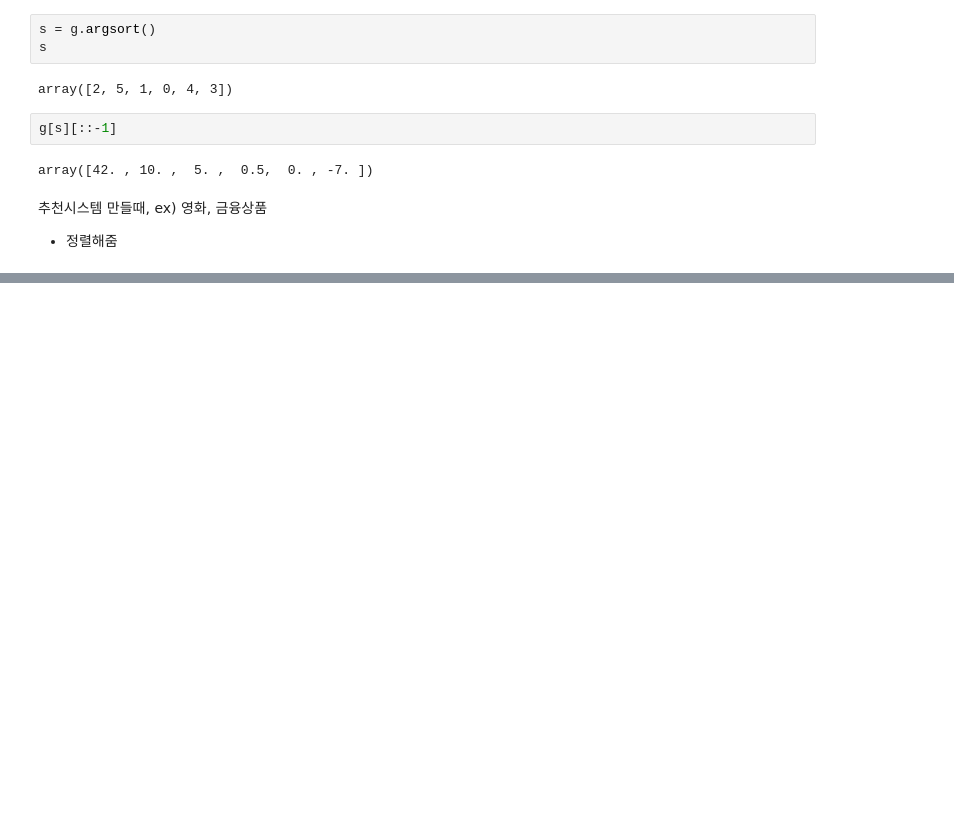
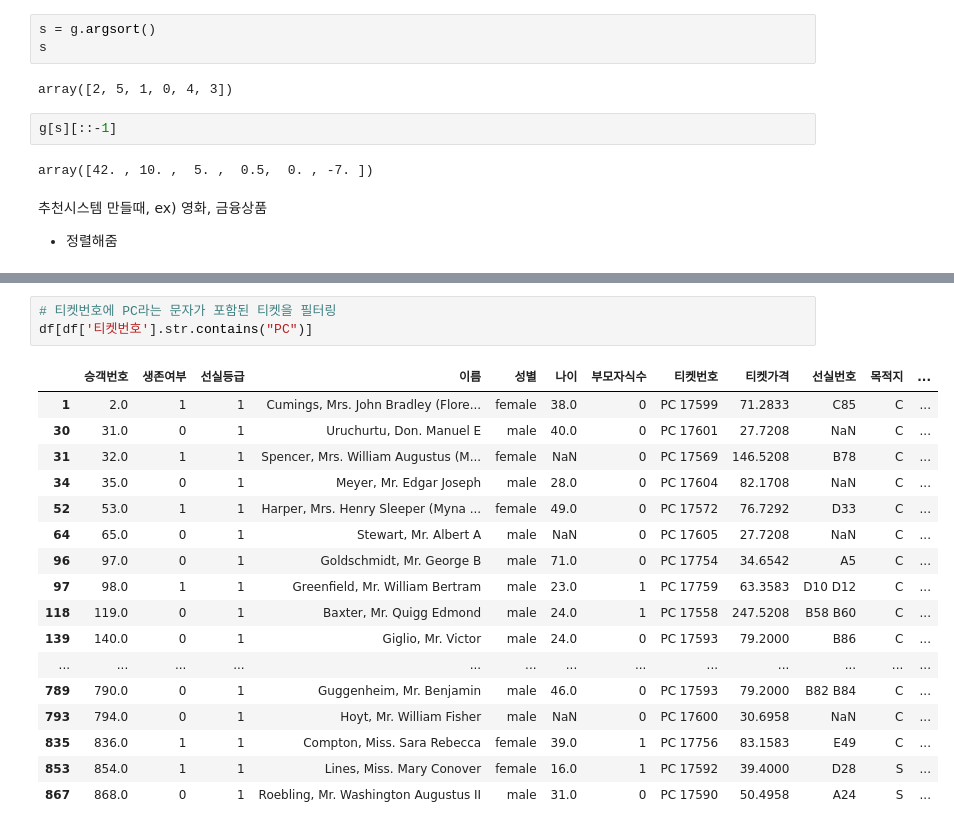
Before and after one commit to hyun111111/fintech_service_2nd, a Jupyter notebook: 05machine_learning/01.numpy_사용법.ipynb, the cells around one changed output, grey strips where cells are left out. Saved outputs shown, nothing was run; the diff lists cells and outputs as text; blank space fills up the shorter version.

```diff
--- a/05machine_learning/01.numpy_사용법.ipynb
+++ b/05machine_learning/01.numpy_사용법.ipynb
@@ -601,0 +1920,21 @@ array([42. , 10. ,  5. ,  0.5,  0. , -7. ])
+# %%
+# 티켓번호에 PC라는 문자가 포함된 티켓을 필터링
+df[df['티켓번호'].str.contains("PC")]
+# %% [output]
+|  | 승객번호 | 생존여부 | 선실등급 | 이름 | 성별 | 나이 | 부모자식수 | 티켓번호 | 티켓가격 | 선실번호 | 목적지 | ... |
+| 1 | 2.0 | 1 | 1 | Cumings, Mrs. John Bradley (Flore... | female | 38.0 | 0 | PC 17599 | 71.2833 | C85 | C | ... |
+| 30 | 31.0 | 0 | 1 | Uruchurtu, Don. Manuel E | male | 40.0 | 0 | PC 17601 | 27.7208 | NaN | C | ... |
+| 31 | 32.0 | 1 | 1 | Spencer, Mrs. William Augustus (M... | female | NaN | 0 | PC 17569 | 146.5208 | B78 | C | ... |
+| 34 | 35.0 | 0 | 1 | Meyer, Mr. Edgar Joseph | male | 28.0 | 0 | PC 17604 | 82.1708 | NaN | C | ... |
+| 52 | 53.0 | 1 | 1 | Harper, Mrs. Henry Sleeper (Myna ... | female | 49.0 | 0 | PC 17572 | 76.7292 | D33 | C | ... |
+| 64 | 65.0 | 0 | 1 | Stewart, Mr. Albert A | male | NaN | 0 | PC 17605 | 27.7208 | NaN | C | ... |
+| 96 | 97.0 | 0 | 1 | Goldschmidt, Mr. George B | male | 71.0 | 0 | PC 17754 | 34.6542 | A5 | C | ... |
+| 97 | 98.0 | 1 | 1 | Greenfield, Mr. William Bertram | male | 23.0 | 1 | PC 17759 | 63.3583 | D10 D12 | C | ... |
+| 118 | 119.0 | 0 | 1 | Baxter, Mr. Quigg Edmond | male | 24.0 | 1 | PC 17558 | 247.5208 | B58 B60 | C | ... |
+| 139 | 140.0 | 0 | 1 | Giglio, Mr. Victor | male | 24.0 | 0 | PC 17593 | 79.2000 | B86 | C | ... |
+| ... | ... | ... | ... | ... | ... | ... | ... | ... | ... | ... | ... | ... |
+| 789 | 790.0 | 0 | 1 | Guggenheim, Mr. Benjamin | male | 46.0 | 0 | PC 17593 | 79.2000 | B82 B84 | C | ... |
+| 793 | 794.0 | 0 | 1 | Hoyt, Mr. William Fisher | male | NaN | 0 | PC 17600 | 30.6958 | NaN | C | ... |
+| 835 | 836.0 | 1 | 1 | Compton, Miss. Sara Rebecca | female | 39.0 | 1 | PC 17756 | 83.1583 | E49 | C | ... |
+| 853 | 854.0 | 1 | 1 | Lines, Miss. Mary Conover | female | 16.0 | 1 | PC 17592 | 39.4000 | D28 | S | ... |
+| 867 | 868.0 | 0 | 1 | Roebling, Mr. Washington Augustus II | male | 31.0 | 0 | PC 17590 | 50.4958 | A24 | S | ... |
```
Also changed, not shown: parts of 160 cells of this notebook, 2 other files.
